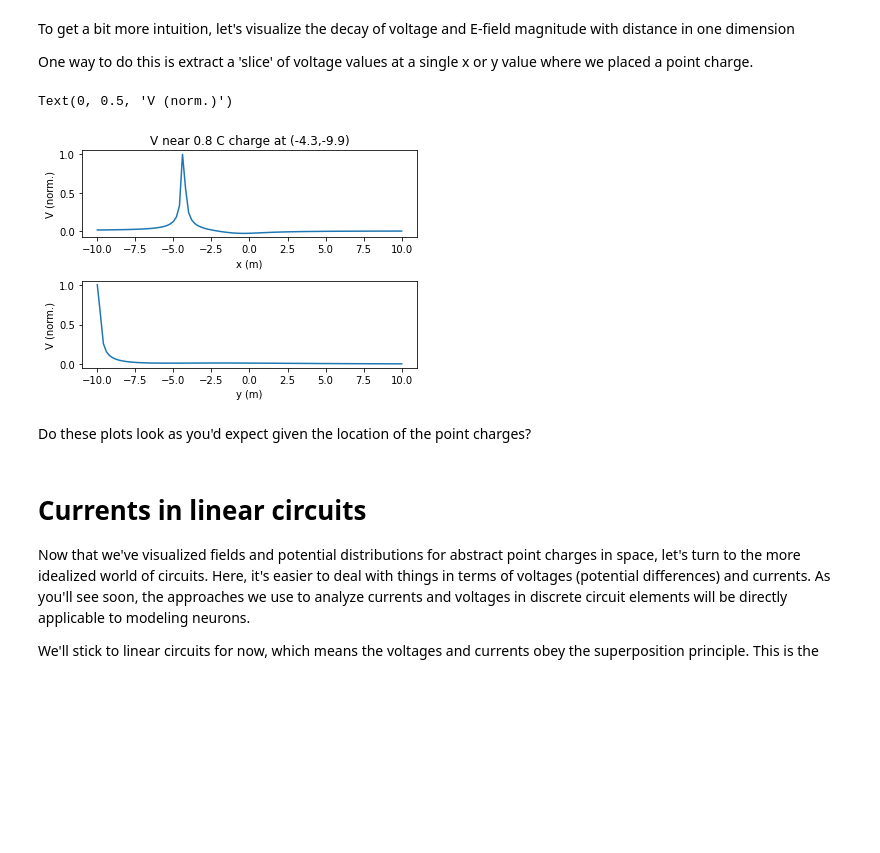
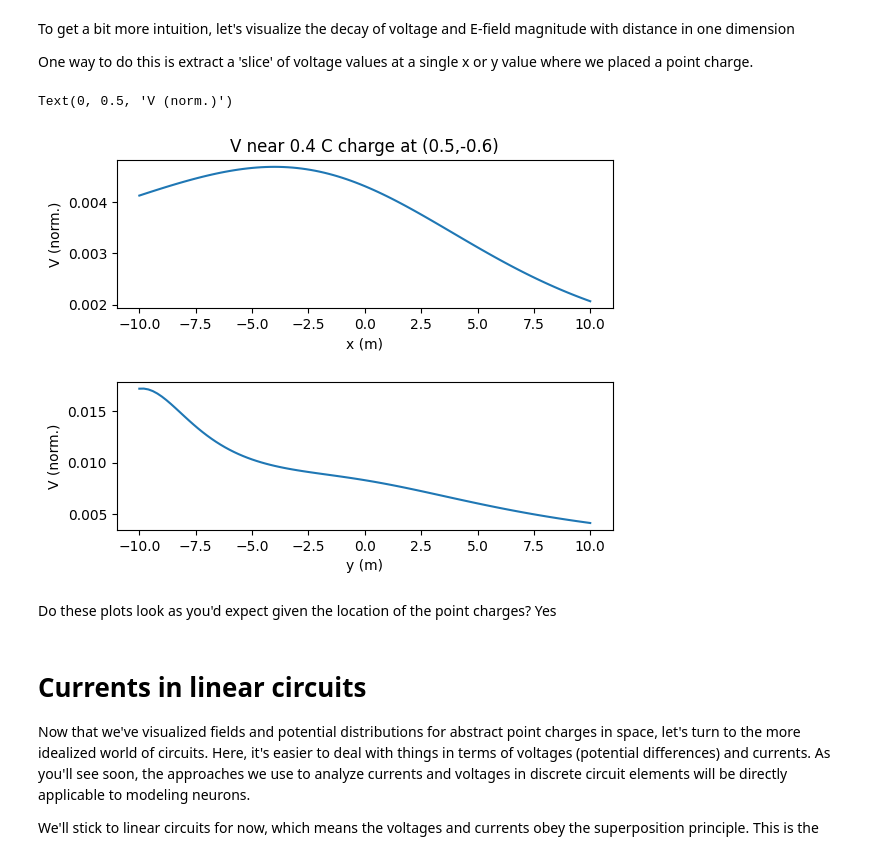
Before and after one commit to vincentyliu2001/BIO74.03-Exercises, a Jupyter notebook: CompModNervSys_exercise2.ipynb, the cells around one changed output. Cells and saved outputs as stored; diff of their text form; code cells hidden in the pictures; blank space fills up the shorter version.

```diff
--- a/CompModNervSys_exercise2.ipynb
+++ b/CompModNervSys_exercise2.ipynb
@@ -271,30 +282,30 @@ One way to do this is extract a 'slice' of voltage values at a single x or y val
 # %%
 q_index = 1 # choose which charge to extract slice at
 
 # Find the row closest to the y coordinate of the charge
-row_index = # your code goes here
+row_index = round(y0[q_index])
 # Find the column closest to the x coordinate of the charge
-col_index = # your code goes here
+col_index = round(x0[q_index])
 
 fig = plt.figure()
 
 ax = fig.add_subplot(211)
 # ax.plot(x,V[row_index,:]/np.max(np.abs(V[row_index,:])))
 ax.plot(x,Vnorm[row_index,:])
 plt.xlabel('x (m)')
 ax.set_xlabel('x (m)'); ax.set_ylabel('V (norm.)')
 ax.set_title('V near {:.1f} C charge at ({:.1f},{:.1f})'.format(Q[q_index],x0[q_index],y0[q_index]))
 fig.subplots_adjust(hspace=0.5) # make space between subplots so x label is visible
 
 ax2 = fig.add_subplot(212)
 # ax2.plot(y,V[:,row_index]/np.max(np.abs(V[:,row_index])))
 ax2.plot(y,Vnorm[:,col_index])
 ax2.set_xlabel('y (m)'); ax2.set_ylabel('V (norm.)')
 # %% [output]
 Text(0, 0.5, 'V (norm.)')
-[figure, old version]
+[figure, new version]
 # %% [markdown]
-Do these plots look as you'd expect given the location of the point charges?
+Do these plots look as you'd expect given the location of the point charges? Yes
 # %% [markdown]
 # Currents in linear circuits
 
```
Also changed, not shown: parts of 13 cells of this notebook.
